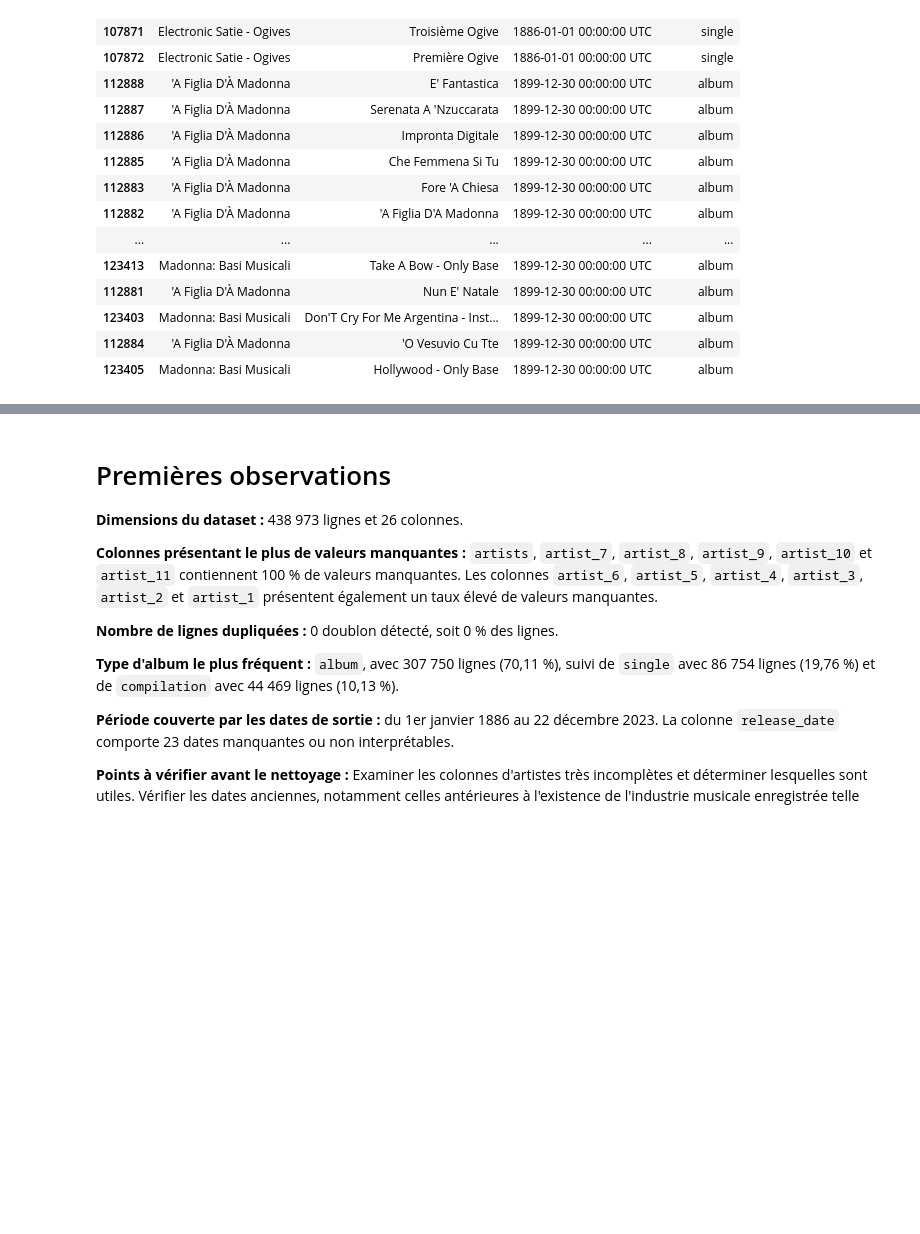
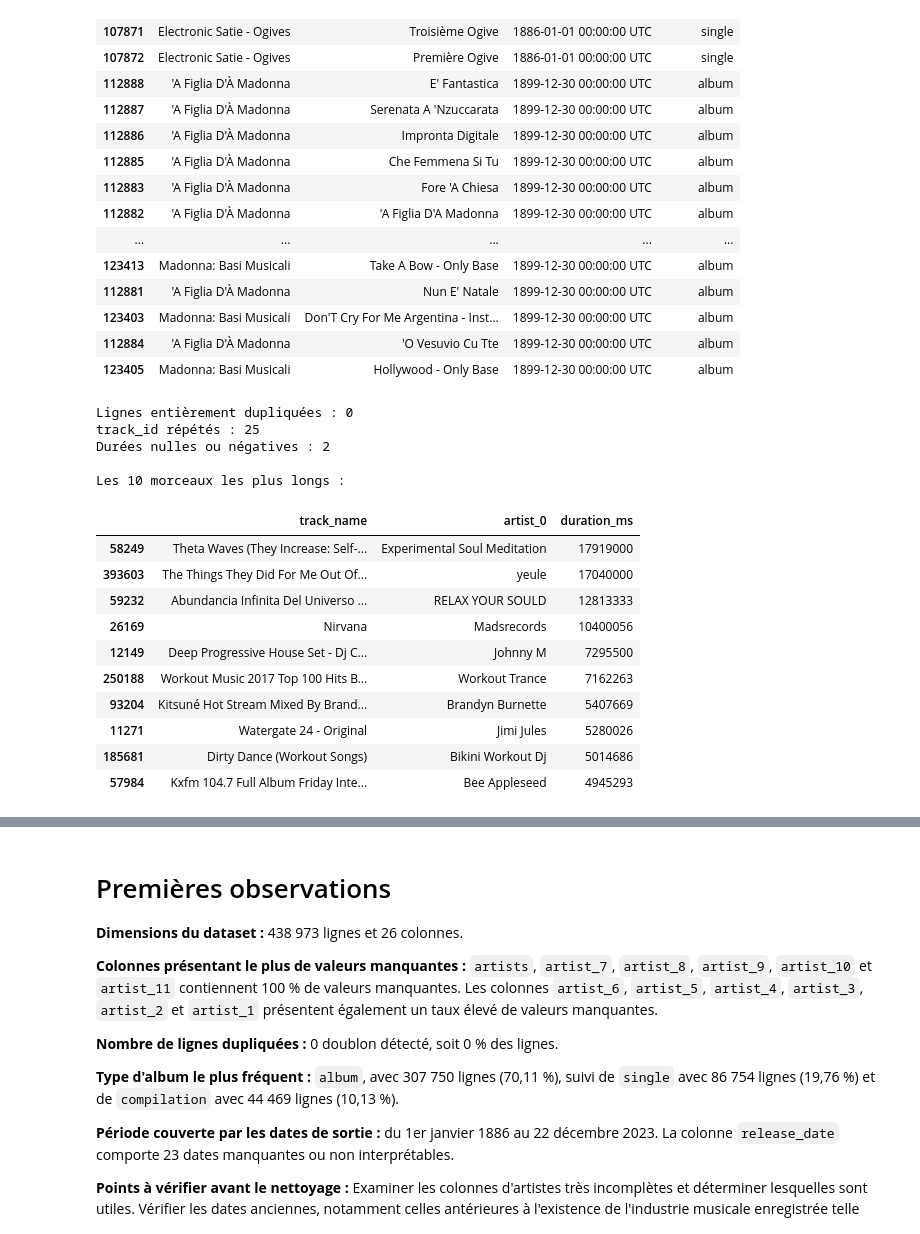
Before and after one commit to linatalmat/spotify-analysis-2026, a Jupyter notebook: notebooks/01_exploration.ipynb, the cells around one changed output, grey strips where cells are left out. Saved outputs shown, nothing was run; the diff lists cells and outputs as text; code cells hidden in the pictures; blank space fills up the shorter version.

```diff
--- a/notebooks/01_exploration.ipynb
+++ b/notebooks/01_exploration.ipynb
@@ -255,3 +255,36 @@ display(
 | 123403 | Madonna: Basi Musicali | Don'T Cry For Me Argentina - Inst... | 1899-12-30 00:00:00 UTC | album |
 | 112884 | 'A Figlia D'À Madonna | 'O Vesuvio Cu Tte | 1899-12-30 00:00:00 UTC | album |
 | 123405 | Madonna: Basi Musicali | Hollywood - Only Base | 1899-12-30 00:00:00 UTC | album |
+# %%
+
+print("Lignes entièrement dupliquées :", df.duplicated().sum())
+
+
+print("track_id répétés :", df["track_id"].duplicated().sum())
+
+
+print("Durées nulles ou négatives :", (df["duration_ms"] <= 0).sum())
+
+print("\nLes 10 morceaux les plus longs :")
+display(
+    df.nlargest(10, "duration_ms")[
+        ["track_name", "artist_0", "duration_ms"]
+    ]
+)
+# %% [output]
+Lignes entièrement dupliquées : 0
+track_id répétés : 25
+Durées nulles ou négatives : 2
+
+Les 10 morceaux les plus longs :
+|  | track_name | artist_0 | duration_ms |
+| 58249 | Theta Waves (They Increase: Self-... | Experimental Soul Meditation | 17919000 |
+| 393603 | The Things They Did For Me Out Of... | yeule | 17040000 |
+| 59232 | Abundancia Infinita Del Universo ... | RELAX YOUR SOULD | 12813333 |
+| 26169 | Nirvana | Madsrecords | 10400056 |
+| 12149 | Deep Progressive House Set - Dj C... | Johnny M | 7295500 |
+| 250188 | Workout Music 2017 Top 100 Hits B... | Workout Trance | 7162263 |
+| 93204 | Kitsuné Hot Stream Mixed By Brand... | Brandyn Burnette | 5407669 |
+| 11271 | Watergate 24 - Original | Jimi Jules | 5280026 |
+| 185681 | Dirty Dance (Workout Songs) | Bikini Workout Dj | 5014686 |
+| 57984 | Kxfm 104.7 Full Album Friday Inte... | Bee Appleseed | 4945293 |
```
Also changed, not shown: parts of 3 cells of this notebook, 1 other file.
